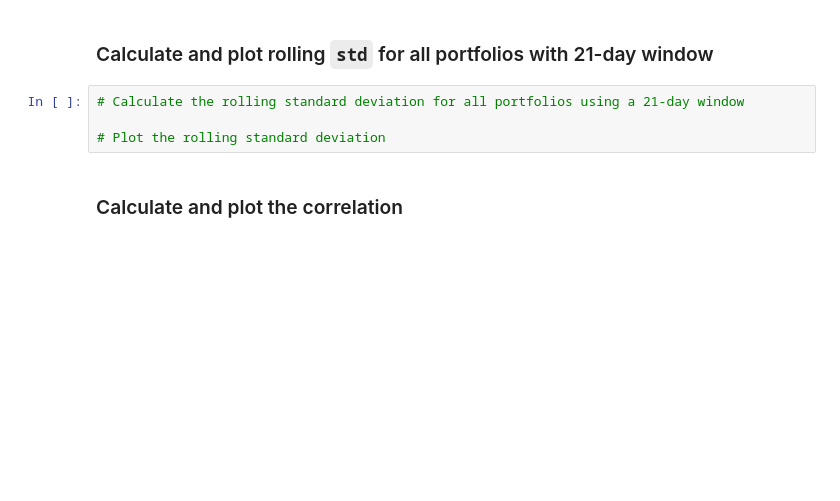
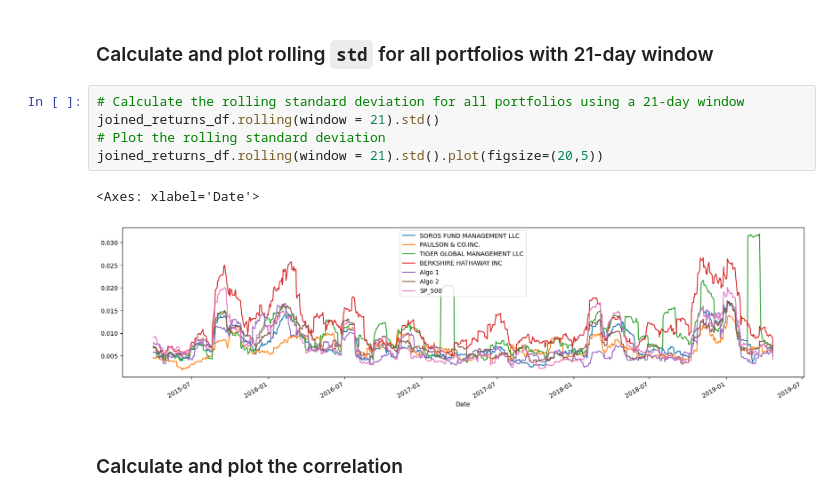
Before and after one commit to joshhlee123/Module-4-Challenge, a Jupyter notebook: whale_analysis.ipynb, the cells around one changed output. Saved outputs shown, nothing was run; the diff lists cells and outputs as text; blank space fills up the shorter version.

```diff
--- a/whale_analysis.ipynb
+++ b/whale_analysis.ipynb
@@ -298,8 +333,12 @@ Risk changes over time. Analyze the rolling statistics for Risk and Beta.
 ### Calculate and plot rolling `std` for all portfolios with 21-day window
 # %%
 # Calculate the rolling standard deviation for all portfolios using a 21-day window
-
+joined_returns_df.rolling(window = 21).std()
 # Plot the rolling standard deviation
+joined_returns_df.rolling(window = 21).std().plot(figsize=(20,5))
+# %% [output]
+<Axes: xlabel='Date'>
+[figure, added]
 # %% [markdown]
 ### Calculate and plot the correlation
 # %%
```
Also changed, not shown: parts of 39 cells of this notebook.
